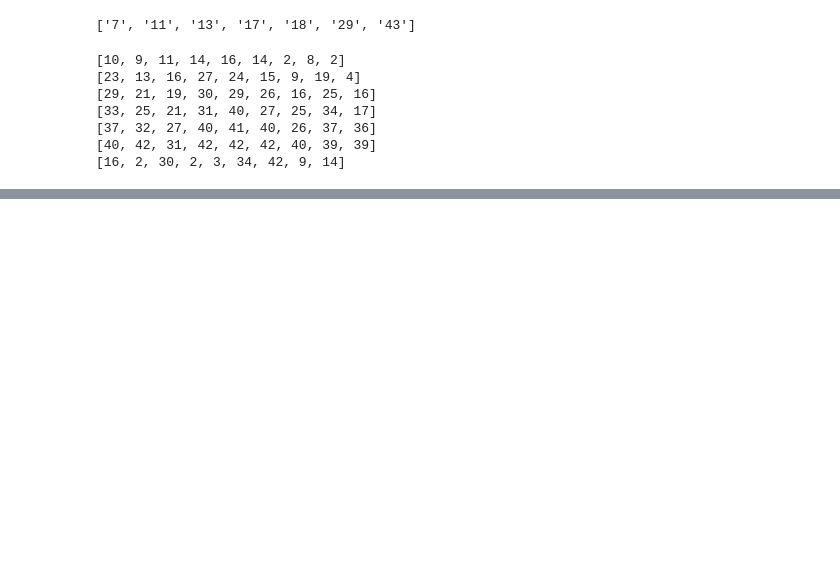
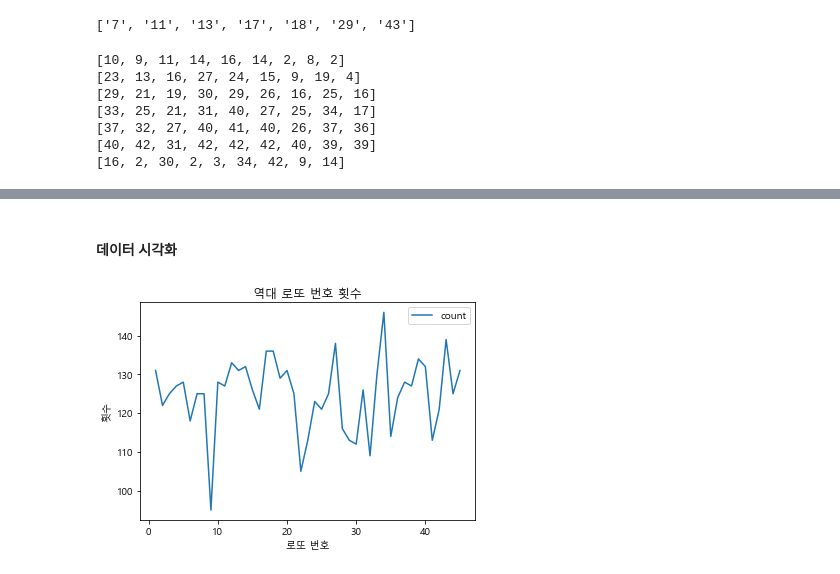
Before and after one commit to 2dowon/Project-DOTTO, a Jupyter notebook: 로또 당첨 번호 크롤링.ipynb, the cells around one changed output, grey strips where cells are left out. Drawn from its saved outputs; the diff is of its cells as text; code cells hidden in the pictures; blank space fills up the shorter version.

```diff
--- a/로또 당첨 번호 크롤링.ipynb
+++ b/로또 당첨 번호 크롤링.ipynb
@@ -114,0 +454,25 @@ AttributeError: 'NoneType' object has no attribute 'text'
+# %%
+import pandas as pd
+import numpy as np
+import requests
+from tqdm import tqdm
+from bs4 import BeautifulSoup
+
+lotto_date = []
+lotto_num = []
+
+for i in tqdm(range(1, 937)):
+    url = f"https://dhlottery.co.kr/gameResult.do?method=byWin&drwNo={i}"
+
+    html = requests.get(url).text
+    soup = BeautifulSoup(html, 'lxml')
+
+    soup_lottos = soup.select("span.ball_645")[0:6]
+    lotto_num_list = [int(soup_lotto.get_text()) for soup_lotto in soup_lottos]
+    lotto_num.append(lotto_num_list)
+
+data = np.array(lotto_num)
+index_date = pd.date_range("2002-12-07", periods=936, freq="7d")
+columns_list = ["no.1","no.2","no.3","no.4","no.5","no.6"]
+df_lotto = pd.DataFrame(data, index=index_date, columns=columns_list)
+df_lotto
@@ -114,0 +562,19 @@ AttributeError: 'NoneType' object has no attribute 'text'
+# %% [markdown]
+#### 데이터 시각화
+# %%
+import matplotlib.pyplot as plt
+import matplotlib
+
+matplotlib.rcParams['font.family'] = 'Malgun Gothic'
+matplotlib.rcParams['axes.unicode_minus'] = False
+
+
+count_plt = df_lotto_count.plot()
+plt.xlabel("로또 번호")
+plt.ylabel("횟수")
+plt.title("역대 로또 번호 횟수")
+# ax = plt.subplot()
+# ax.set_xticks([i for i in range(1,46)])
+plt.show()
+# %% [output]
+[figure, added]
```
Also changed, not shown: parts of 25 cells of this notebook.
